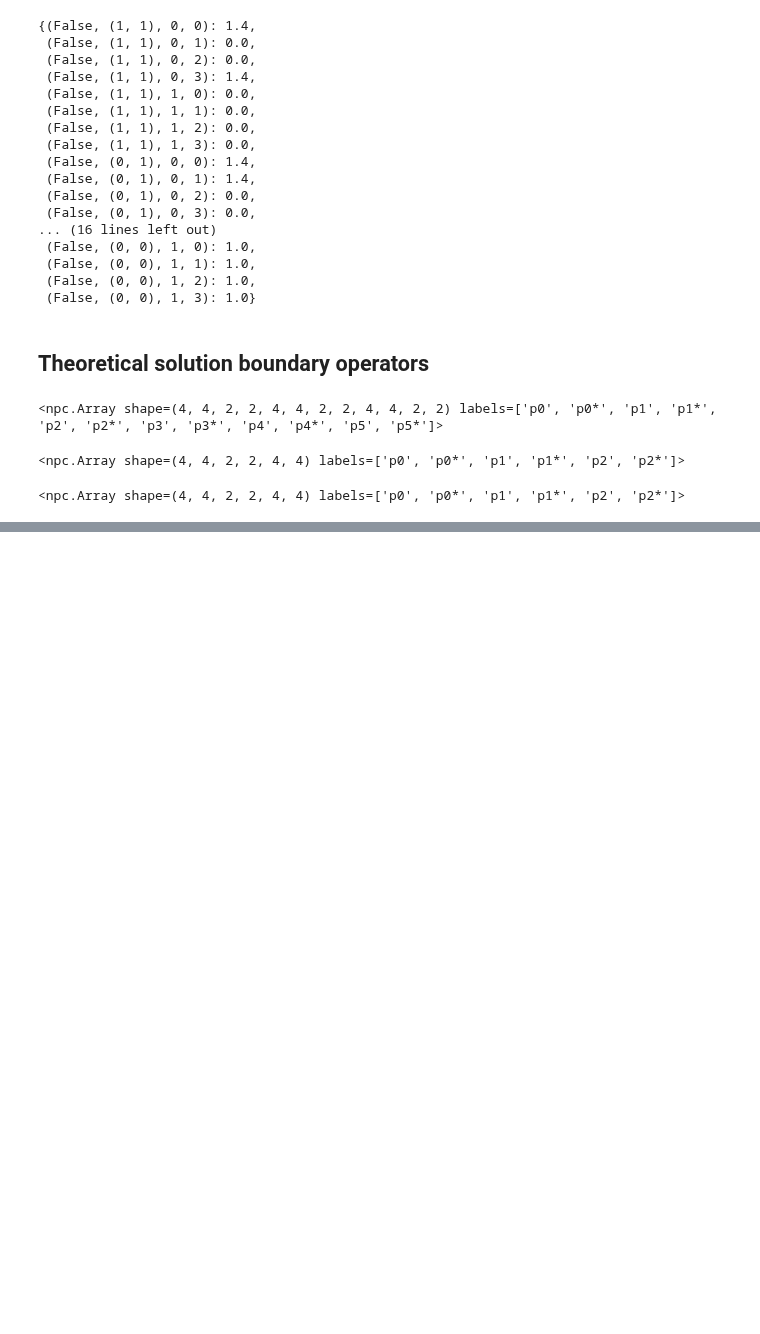
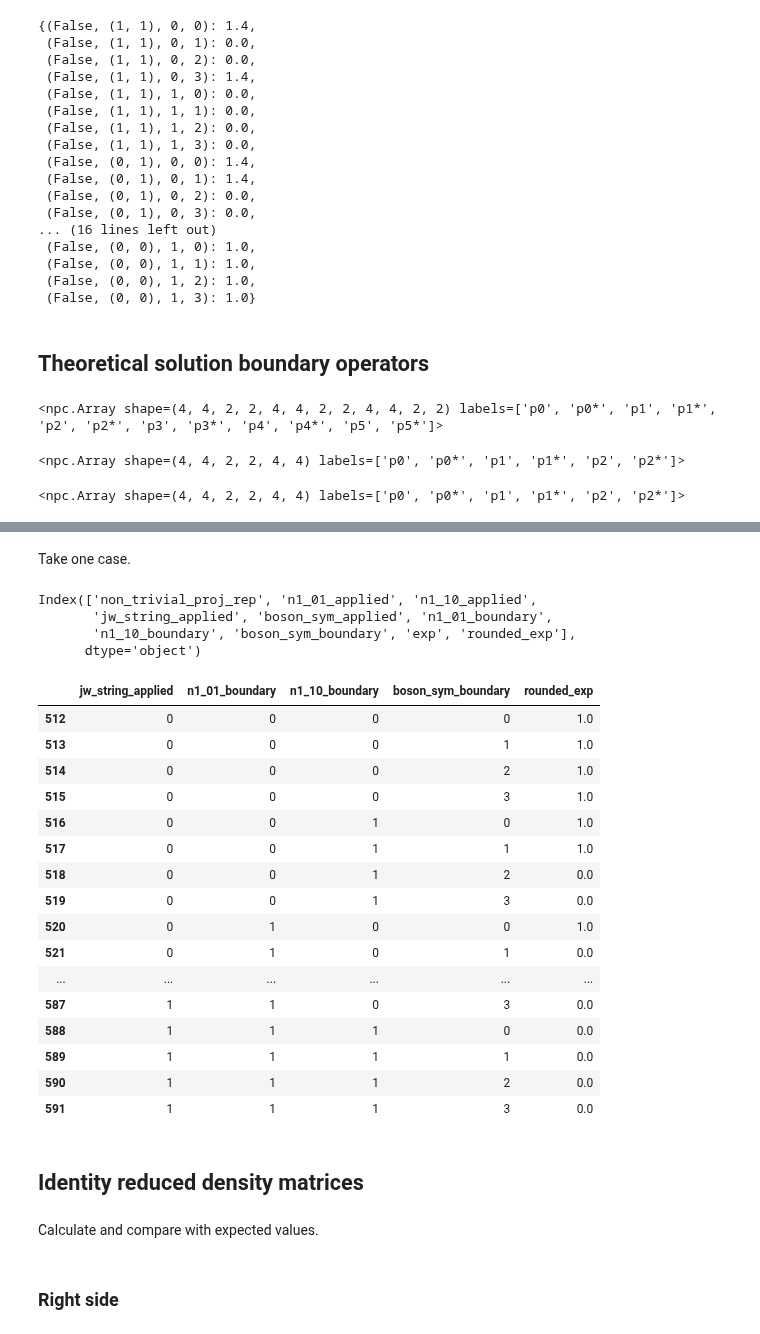
Before and after one commit to kieran-cooney/spt_numerical_classificiation, a Jupyter notebook: code/fermionic_cases/saved_fermionic_cases_check.ipynb, the cells around one changed output, grey strips where cells are left out. Cells and saved outputs as stored; diff of their text form; code cells hidden in the pictures; blank space fills up the shorter version.

Commit message:
Finished checking fermionic cases

```diff
--- a/code/fermionic_cases/saved_fermionic_cases_check.ipynb
+++ b/code/fermionic_cases/saved_fermionic_cases_check.ipynb
@@ -791,0 +996,50 @@ for k, v in cases.items():
+# %% [markdown]
+Take one case.
+# %%
+df.columns
+# %% [output]
+Index(['non_trivial_proj_rep', 'n1_01_applied', 'n1_10_applied',
+       'jw_string_applied', 'boson_sym_applied', 'n1_01_boundary',
+       'n1_10_boundary', 'boson_sym_boundary', 'exp', 'rounded_exp'],
+      dtype='object')
+# %%
+df = triv_pr_non_triv_pred_exps_df
+
+sub_df = df[(
+    (df['n1_01_applied'] == 1)
+    & (df['n1_10_applied'] == 0)
+    & (df['n1_10_applied'] == 0)
+    & (df['boson_sym_applied'] == 0)
+)]
+
+sub_df[[
+    'jw_string_applied',
+    'n1_01_boundary',
+    'n1_10_boundary',
+    'boson_sym_boundary',
+    'rounded_exp'
+]]
+# %% [output]
+|  | jw_string_applied | n1_01_boundary | n1_10_boundary | boson_sym_boundary | rounded_exp |
+| 512 | 0 | 0 | 0 | 0 | 1.0 |
+| 513 | 0 | 0 | 0 | 1 | 1.0 |
+| 514 | 0 | 0 | 0 | 2 | 1.0 |
+| 515 | 0 | 0 | 0 | 3 | 1.0 |
+| 516 | 0 | 0 | 1 | 0 | 1.0 |
+| 517 | 0 | 0 | 1 | 1 | 1.0 |
+| 518 | 0 | 0 | 1 | 2 | 0.0 |
+| 519 | 0 | 0 | 1 | 3 | 0.0 |
+| 520 | 0 | 1 | 0 | 0 | 1.0 |
+| 521 | 0 | 1 | 0 | 1 | 0.0 |
+| ... | ... | ... | ... | ... | ... |
+| 587 | 1 | 1 | 0 | 3 | 0.0 |
+| 588 | 1 | 1 | 1 | 0 | 0.0 |
+| 589 | 1 | 1 | 1 | 1 | 0.0 |
+| 590 | 1 | 1 | 1 | 2 | 0.0 |
+| 591 | 1 | 1 | 1 | 3 | 0.0 |
+# %% [markdown]
+## Identity reduced density matrices
+# %% [markdown]
+Calculate and compare with expected values.
+# %% [markdown]
+### Right side
```
Also changed, not shown: parts of 126 cells of this notebook, 2 other files.
